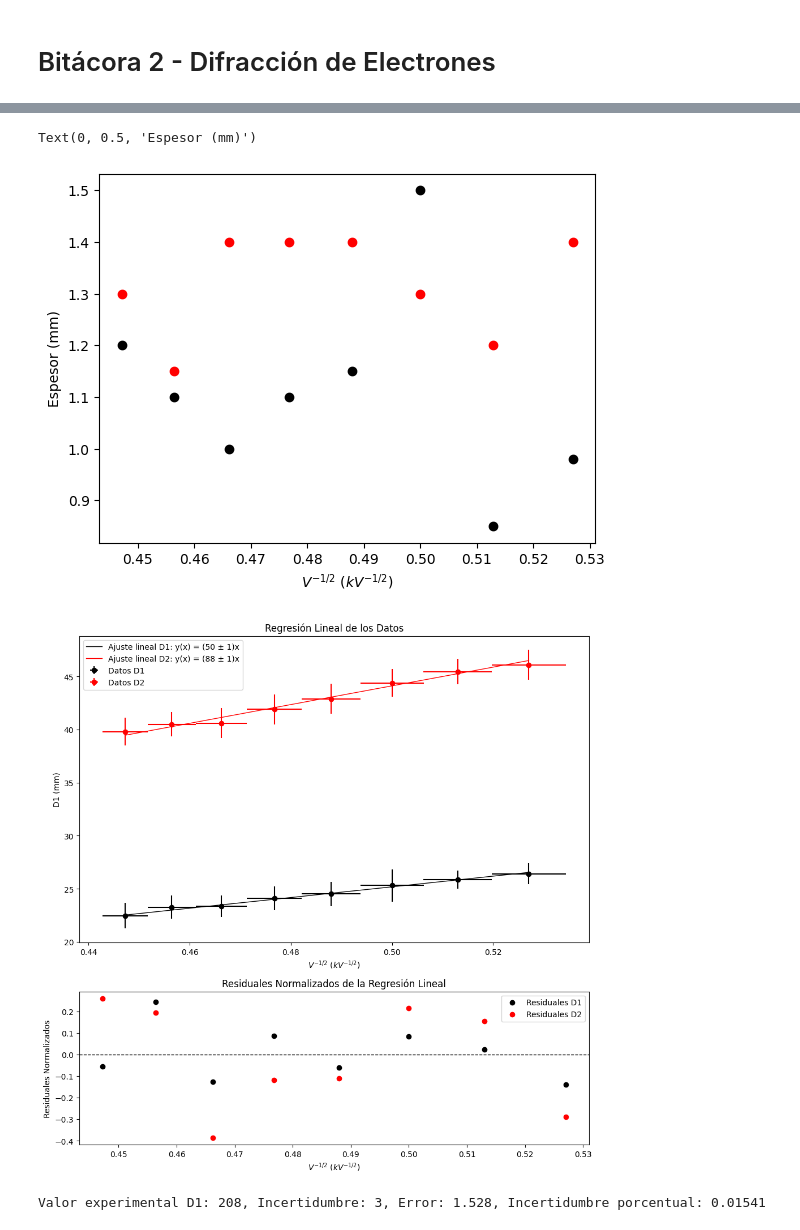
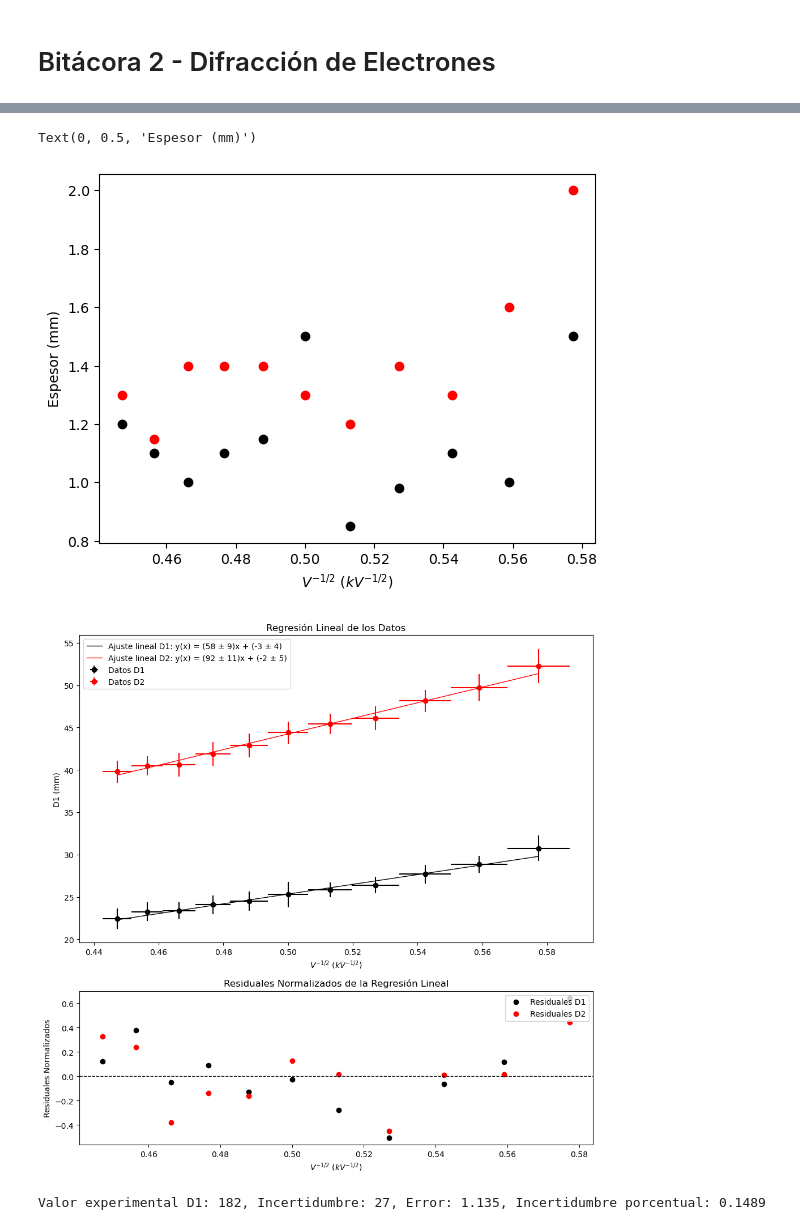
Before and after one commit to QuantumPower4/LabIntermedio2024-2, a Jupyter notebook: Difracción_Electrones/DifracciónElectrones_LabIntermedio.ipynb, the cells around one changed output, grey strips where cells are left out. Saved outputs shown, nothing was run; the diff lists cells and outputs as text; code cells hidden in the pictures.

```diff
--- a/Difracción_Electrones/DifracciónElectrones_LabIntermedio.ipynb
+++ b/Difracción_Electrones/DifracciónElectrones_LabIntermedio.ipynb
@@ -39,14 +26,14 @@ from scipy.optimize import curve_fit
 import pandas as pd
 import uncertainties as unc
 
-def linear_function(X, a):
-    return a * X
+def linear_function(X, a, b):
+    return a * X + b
 # %%
-D1 = np.array([26.4,25.85,25.3,24.5,24.1,23.35,23.25,22.45])
-D2 = np.array([46.1,45.45,44.4,42.9,41.9,40.6,40.5,39.8])
-Espesor1 = np.array([0.98,0.85,1.5,1.15,1.1,1,1.1,1.2])
-Espesor2 = np.array([1.4,1.2,1.3,1.4,1.4,1.4,1.15,1.3])
-V = np.array([3.6,3.8,4,4.2,4.4,4.6,4.8,5])
+D1 = np.array([30.75,28.85,27.7,26.4,25.85,25.3,24.5,24.1,23.35,23.25,22.45])
+D2 = np.array([52.25,49.7,48.15,46.1,45.45,44.4,42.9,41.9,40.6,40.5,39.8])
+Espesor1 = np.array([1.5,1,1.1,0.98,0.85,1.5,1.15,1.1,1,1.1,1.2])
+Espesor2 = np.array([2,1.6,1.3,1.4,1.2,1.3,1.4,1.4,1.4,1.15,1.3])
+V = np.array([3,3.2,3.4,3.6,3.8,4,4.2,4.4,4.6,4.8,5])
 sigmaV = np.array([0.1]*len(V))
 # %%
 m = 9.11e-31 #kg
@@ -99,58 +94,55 @@ plt.xlabel('$V^{-1/2}$ ($kV^{-1/2}$)')
 plt.ylabel('Espesor (mm)')
 # %% [output]
 Text(0, 0.5, 'Espesor (mm)')
-[figure, old version]
+[figure, new version]
 # %%
 slope1 = popt1[0]
-#intercept1 = popt1[1]
+intercept1 = popt1[1]
 
 slope_std_err1 = np.sqrt(pcov1[0, 0])
-#intercept_std_err1 = np.sqrt(pcov1[1, 1])
+intercept_std_err1 = np.sqrt(pcov1[1, 1])
 
 Y_pred = linear_function(Vnew, *popt1)
 residuals = (D1 - Y_pred)/Espesor1
 
 
 slope2 = popt2[0]
-#intercept2 = popt2[1]
+intercept2 = popt2[1]
 
 slope_std_err2 = np.sqrt(pcov2[0, 0])
-#intercept_std_err2 = np.sqrt(pcov2[1, 1])
+intercept_std_err2 = np.sqrt(pcov2[1, 1])
 
 Y_pred2 = linear_function(Vnew, *popt2)
 residuals2 = (D2 - Y_pred2)/Espesor2
 
 fig, (ax1, ax2) = plt.subplots(2, 1, figsize=(10, 10), gridspec_kw={'height_ratios': [2, 1]})  # 2 rows, 1 column, width = 10 inches, height = 10 inches
 
 ax1.errorbar(Vnew, D1, yerr= Espesor1,xerr=sigmaVnew,  fmt='o', label='Datos D1', color="black")
 ax1.errorbar(Vnew, D2, yerr= Espesor2,xerr=sigmaVnew,  fmt='o', label='Datos D2', color="red")
-#ax1.plot(Vnew, Y_pred, color='black', linewidth=1, label=f'Ajuste lineal D1: y(x) = ({slope1:.0f} ± {slope_std_err1:.0f})x + ({intercept1:.0f} ± {intercept_std_err1:.0f})')
-#ax1.plot(Vnew, Y_pred2, color='red', linewidth=1, label=f'Ajuste lineal D2: y(x) = ({slope2:.0f} ± {slope_std_err2:.0f})x + ({intercept2:.0f} ± {intercept_std_err2:.0f})')
-
-ax1.plot(Vnew, Y_pred, color='black', linewidth=1, label=f'Ajuste lineal D1: y(x) = ({slope1:.0f} ± {slope_std_err1:.0f})x')
-ax1.plot(Vnew, Y_pred2, color='red', linewidth=1, label=f'Ajuste lineal D2: y(x) = ({slope2:.0f} ± {slope_std_err2:.0f})x')
+ax1.plot(Vnew, Y_pred, color='black', linewidth=1, label=f'Ajuste lineal D1: y(x) = ({slope1:.0f} ± {slope_std_err1:.0f})x + ({intercept1:.0f} ± {intercept_std_err1:.0f})')
+ax1.plot(Vnew, Y_pred2, color='red', linewidth=1, label=f'Ajuste lineal D2: y(x) = ({slope2:.0f} ± {slope_std_err2:.0f})x + ({intercept2:.0f} ± {intercept_std_err2:.0f})')
 
 ax1.set_xlabel('$V^{-1/2}$ ($kV^{-1/2}$)')
 ax1.set_ylabel('D1 (mm)')
 ax1.legend(loc='upper left')
 ax1.set_title('Regresión Lineal de los Datos')
 
 # Plot normalized residuals
 ax2.scatter(Vnew, residuals, color='black', alpha=1, label='Residuales D1')
 ax2.scatter(Vnew, residuals2, color='red', alpha=1, label='Residuales D2')
 ax2.axhline(0, color='black', linewidth=1, linestyle='--')
 ax2.set_xlabel('$V^{-1/2}$ ($kV^{-1/2}$)')
 ax2.set_ylabel('Residuales Normalizados')
 ax2.legend(loc='upper right')
 ax2.set_title("Residuales Normalizados de la Regresión Lineal")
 
 plt.tight_layout()
 
 # Save the figure as a PDF file
 plt.savefig('Weighted_linear_regression_with_normalized_residuals_curve_fit.pdf', format='pdf')
 plt.show()
 # %% [output]
-[figure, old version]
+[figure, new version]
 # %%
 d1_exp = ( 2*L*1e-3*h / (slope1*(np.sqrt(1000)/1e3)*np.sqrt(2*e*m)) )*1e12
 sigma_d1_exp = ( 2*L*1e-3*h /np.sqrt(2*e*m) )*(slope_std_err1/slope1**2)/(np.sqrt(1000)/1e3)*1e12
@@ -158,7 +150,7 @@ d1_err = (213-d1_exp) / sigma_d1_exp
 d1_inc = sigma_d1_exp/d1_exp
 print('Valor experimental D1: {0:.0f}, Incertidumbre: {1:.0f}, Error: {2:.4}, Incertidumbre porcentual: {3:.4}'.format(d1_exp,sigma_d1_exp,d1_err,d1_inc))
 # %% [output]
-Valor experimental D1: 208, Incertidumbre: 3, Error: 1.528, Incertidumbre porcentual: 0.01541
+Valor experimental D1: 182, Incertidumbre: 27, Error: 1.135, Incertidumbre porcentual: 0.1489
 # %%
 d2_exp = ( 2*L*1e-3*h / (slope2*(np.sqrt(1000)/1e3)*np.sqrt(2*e*m)) )*1e12
 sigma_d2_exp = ( 2*L*1e-3*h /np.sqrt(2*e*m) )*(slope_std_err2/slope2**2)/(np.sqrt(1000)/1e3)*1e12
```
Also changed, not shown: parts of 14 cells of this notebook.
